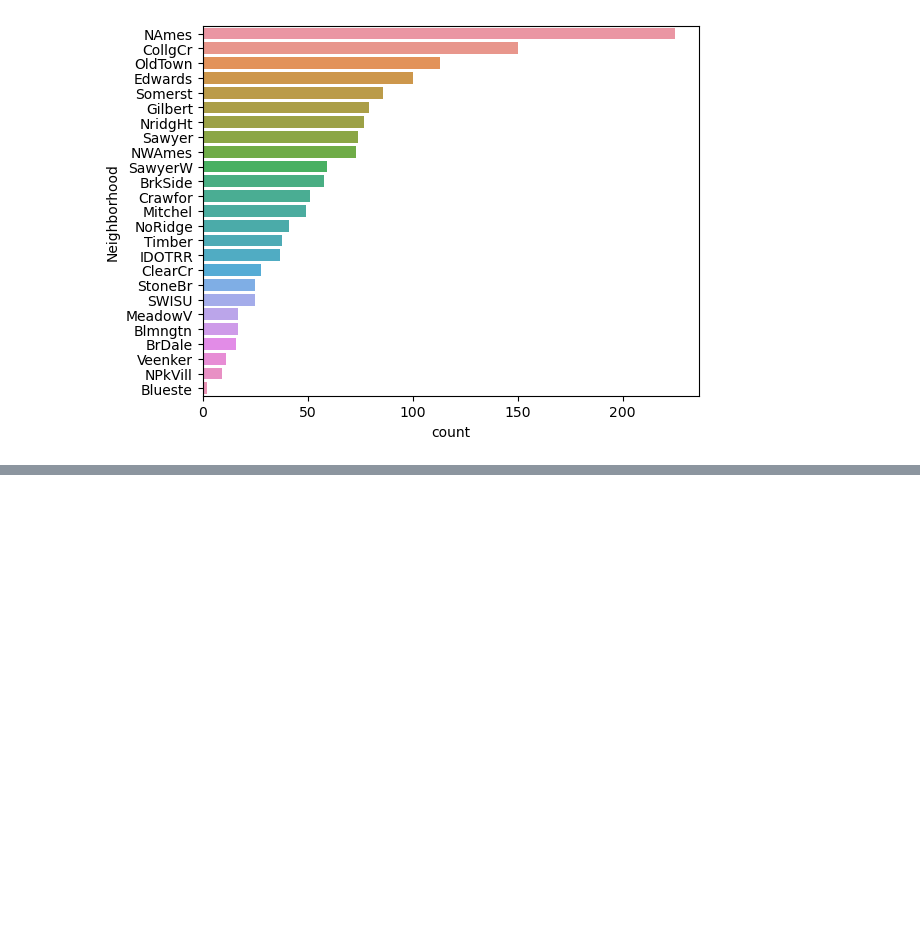
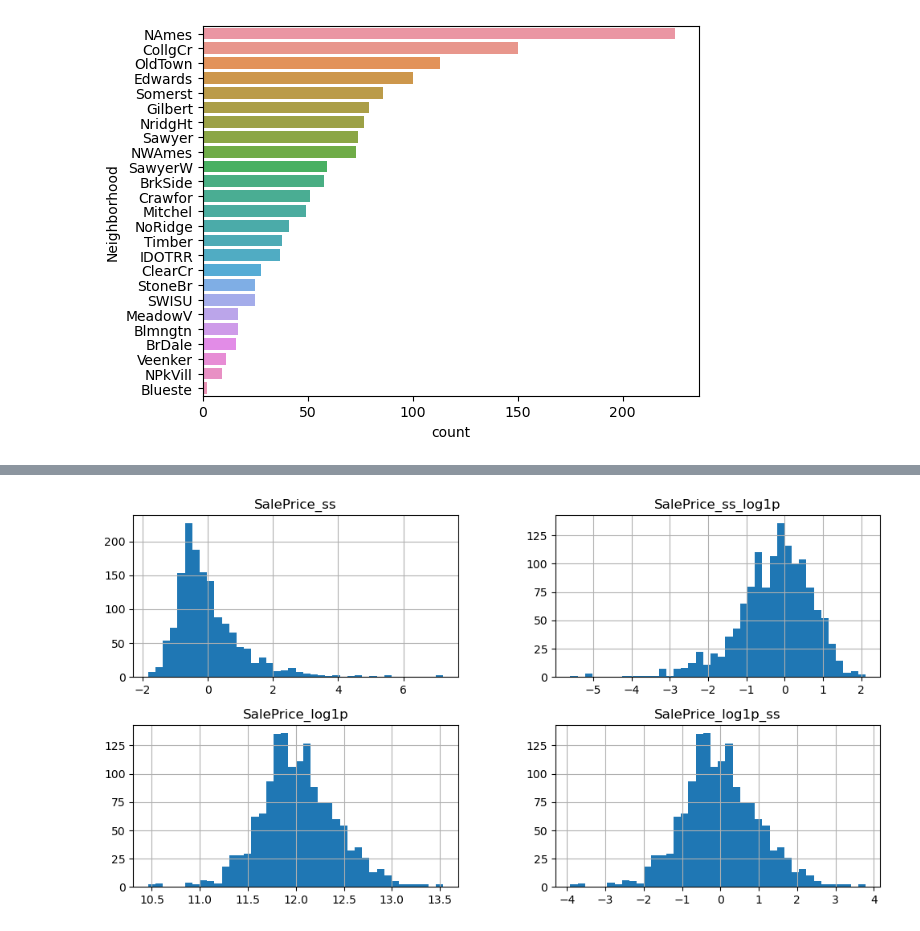
Before and after one commit to wumusill/AI_School, a Jupyter notebook: ML/House_Price/house.ipynb, the cells around one changed output, grey strips where cells are left out. Cells and saved outputs as stored; diff of their text form; code cells hidden in the pictures; blank space fills up the shorter version.

```diff
--- a/ML/House_Price/house.ipynb
+++ b/ML/House_Price/house.ipynb
@@ -243,0 +339,3 @@ sns.countplot(data=train, y=train["Neighborhood"], order=train["Neighborhood"].v
+# %%
+train["SalePrice_log1p"] = np.log1p(train["SalePrice"])
+train["SalePrice_log1p"].head()
@@ -243,0 +350,11 @@ sns.countplot(data=train, y=train["Neighborhood"], order=train["Neighborhood"].v
+# %%
+train[["SalePrice_log1p_ss"]] = ss.fit_transform(train[["SalePrice_log1p"]])
+# %%
+# 에러
+# 1을 더해도 음수인 값이 있기 때문에 나오는 에러
+train["SalePrice_ss_log1p"] = np.log1p(train["SalePrice_ss"])
+# %%
+# log를 먼저 씌워야 정규분포가 모양이 됨을 알 수 있음
+train[["SalePrice_ss", "SalePrice_ss_log1p", "SalePrice_log1p", "SalePrice_log1p_ss"]].hist(bins=40, figsize=(12, 6));
+# %% [output]
+[figure, added]
```
Also changed, not shown: parts of 39 cells of this notebook, 1 other file.
